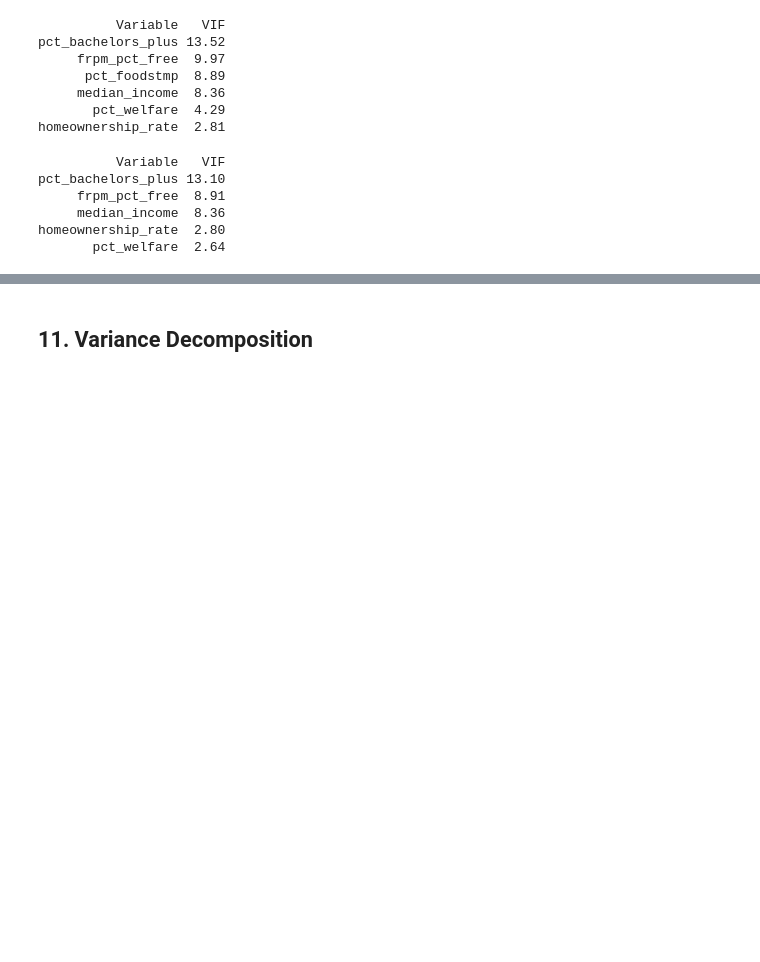
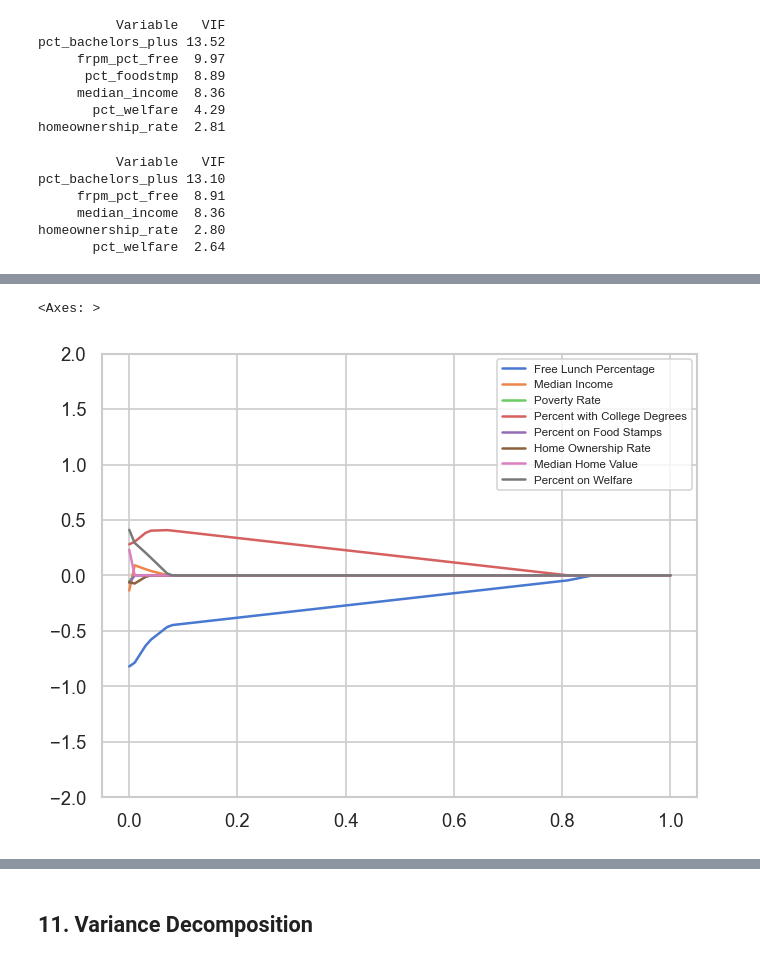
Before and after one commit to andrewyounucsd/math189-final-project, a Jupyter notebook: math189_final_project.ipynb, the cells around one changed output, grey strips where cells are left out. Saved outputs shown, nothing was run; the diff lists cells and outputs as text; code cells hidden in the pictures; blank space fills up the shorter version.

```diff
--- a/math189_final_project.ipynb
+++ b/math189_final_project.ipynb
@@ -948,0 +1078,17 @@ final_predictors = ['frpm_pct_free', 'median_income',
+# %%
+# Math Lasso
+fullModelFormula_math = 'pct_met_Math ~ ' + '+'.join(
+    df_scaled.columns.drop(['pct_met_ELA', 'pct_met_Math'])
+)
+
+lambdas = np.arange(0, 1.01, 0.01)
+coef = []
+for lam in lambdas:
+    coef.append(smf.ols(fullModelFormula_math, df_scaled).fit_regularized(alpha=lam, L1_wt=1).params)
+
+ax = pd.DataFrame(coef, lambdas).rename(columns=nameMap).drop(columns=['Intercept'], errors='ignore').plot(kind='line', ylim=(-2, 2))
+ax.legend(loc='upper right', fontsize='xx-small')
+ax
+# %% [output]
+<Axes: >
+[figure, added]
```
Also changed, not shown: parts of 16 cells of this notebook.
